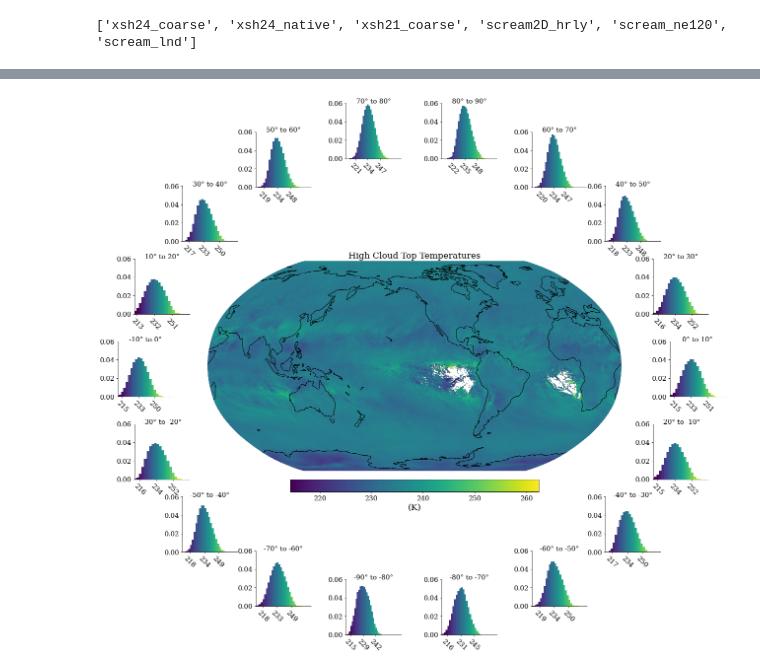
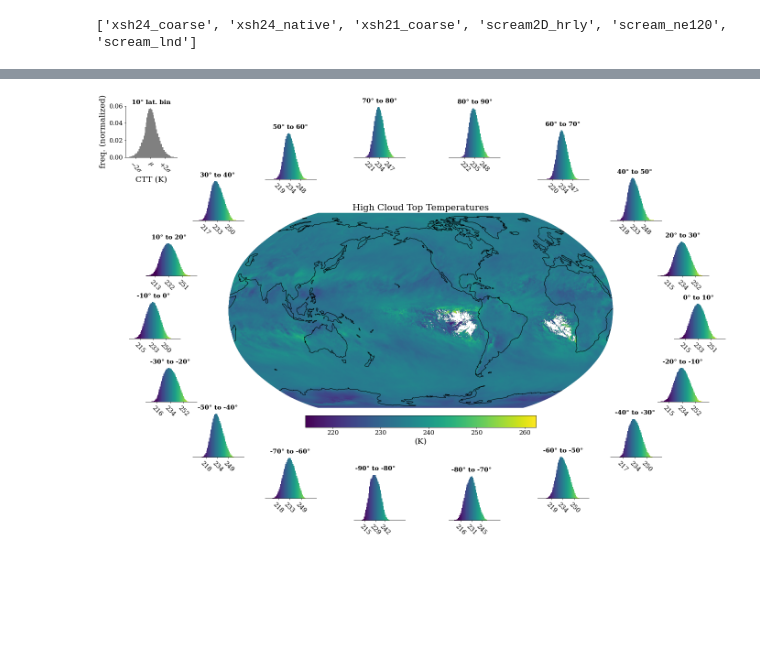
Before and after one commit to pczarnecki/hk25-teams, a Jupyter notebook: hk25-HighCloudT/High Cloud Top Temperatures.ipynb, the cells around one changed output, grey strips where cells are left out. Cells and saved outputs as stored; diff of their text form; code cells hidden in the pictures; blank space fills up the shorter version.

Commit message:
intercomparison data notebook

```diff
--- a/hk25-HighCloudT/High Cloud Top Temperatures.ipynb
+++ b/hk25-HighCloudT/High Cloud Top Temperatures.ipynb
@@ -5,6 +5,8 @@ We'd love to compare high cloud top temperature distributions across models! Thi
 - The cloud fraction condition (cloud area fraction > 99) might need model-specific editing (some models define cloud fraction out of 100, some out of 1)
 
 Once you've executed the notebook, please share at least a) your histogram dictionary and b) your composite netcdf by pushing to our fork of the Github directory: https://github.com/pczarnecki/hk25-teams/tree/main/hk25-HighCloudT. Please label your model in the filename. Thank you!
+# %%
+MODEL_NAME = 'xshield24' ## enter your model name for labelling
 # %%
 ## Standard Stuff
 import numpy as np
@@ -85,13 +89,14 @@ lat_bins = np.arange(-90, 91, 10)
 lat_binned = cloudy_BT.groupby_bins(cloudy_BT.lat, bins=lat_bins)
 # %%
 ## compute compressed data and save in dictionary for easy/fast plotting
-def prep_lat_data_for_plots(binned):
+def prep_lat_data_for_plots(binned, tmin = 200, tmax = 270):
     hist_data = {}
     for bin_name, bin_data in binned:
         with ProgressBar():
             bin_values = bin_data.values.flatten()
             bin_values = bin_values[~np.isnan(bin_values)]
-            hist_data[bin_name] = bin_values
+            freq, bin_edges = np.histogram(bin_values, bins=np.arange(tmin, tmax))
+            hist_data[bin_name] = (freq, bin_edges)
     return hist_data
 # %%
 hist_data = prep_lat_data_for_plots(lat_binned)
@@ -136,7 +141,7 @@ ax_map.set_global()
 ax_map.coastlines()
 hpshow = egh.healpix_show(cloudy_composite, ax=ax_map)
 cbar = plt.colorbar(hpshow, ax=ax_map, location = 'bottom', pad=0.02, shrink=0.6)
-ax_map.set_title("High Cloud Top Temperatures")
+ax_map.set_title("High Cloud Top Temperatures", fontsize = 20)
 cbar.set_label(label='(K)')
 
 # Remove map axes
@@ -148,13 +153,16 @@ norm = hpshow.norm
 
 # Calculate positions for surrounding histograms using an elliptical arrangement
 # adjust these to prevent axis overlap
-radius_x = 1.6  # Reduced horizontal spread
-radius_y = 1.4  # Reduced vertical spread
+radius_x = 1.7  # Reduced horizontal spread
+radius_y = 1.15  # Reduced vertical spread
 angles = np.linspace(-np.pi, np.pi, 18, endpoint=False)
 # we want the polar lats at the poles, equator at equator, etc.
 reindex = np.array([4, 5, 3, 6, 2, 7, 1, 8, 0, 9, 17, 10, 16, 11, 15, 12, 14, 13])
 
 for i, (bin_name, bin_data) in enumerate(hist_data.items()):
+    freq, bin_edges = bin_data
+    instances = np.sum(freq)
+
     bin_start, bin_end = bin_name.left, bin_name.right
 
     # Adjust angle to match latitude (reindex manually)
@@ -165,38 +173,66 @@ for i, (bin_name, bin_data) in enumerate(hist_data.items()):
     x = radius_x * np.cos(angle_adj)
     y = radius_y * np.sin(angle_adj)
 
     # Convert to grid coordinates (0-4 range)
     x = 2 + x
     y = 2 + y
 
     # Create smaller subplot with adjusted position and size
     ax = plt.axes([x/4 - 0.04, y/4 - 0.04, 0.08, 0.08])
 
     # Create histogram
-    n, bins, patches = ax.hist(bin_data[bin_data != 0], bins=30, edgecolor='None', density='True')
+    n, bins, patches = ax.hist(bin_edges[:-1], bins=bin_edges, weights=freq/instances, edgecolor='None', align='left')
 
     # Color the histogram bars according to the central map's colormap
     bin_centers = 0.5 * (bins[:-1] + bins[1:])
     for patch, center in zip(patches, bin_centers):
         color = cmap(norm(center))
         patch.set_facecolor(color)
 
     # label the lat bin
-    ax.text(240, 0.06, f'{bin_start:.0f}° to {bin_end:.0f}°', fontsize=14, ha='center')
-    ax.set_xlim([210, 270])
+    ax.set_xlim([200, 270])
     ax.set_ylim([0, 0.06])
-    hist_mean = np.mean(bin_data)
-    sigma = np.sqrt(np.mean((hist_mean - bin_data)**2))
+    temp_centers = 0.5 * (bin_edges[:-1] + bin_edges[1:])
+    hist_mean = np.sum(temp_centers * freq) / instances
+    sigma = np.sqrt(np.sum(freq * (bin_centers - hist_mean)**2) / instances)
     two_sigma = 2*sigma
     ax.set_xticks(np.array([int(hist_mean - two_sigma), int(hist_mean), int(hist_mean + two_sigma)]))
     ax.patch.set_facecolor('none') #make transparent to help with overlapping subplots
     ax.tick_params("x", rotation=-45)
+    ax.text(hist_mean, np.max(freq/instances) + 0.005, f'{bin_start:.0f}° to {bin_end:.0f}°', fontsize=14, ha='center', fontweight = 'bold')
+
 
     # Remove all axes, ticks and labels
-    sns.despine()
+    sns.despine(ax = ax)
+    sns.despine(ax = ax, left = 'True')
+    ax.set_yticks([], [])
+
+
+## show labels
+ax_legend = fig.add_axes([0.03, 0.743, 0.08, 0.08])
+n, bins, patches = ax_legend.hist(bin_edges[:-1], bins=bin_edges, weights=freq/instances, edgecolor='None', align='left', color = 'grey')
+N = instances
+x = stats.norm.rvs(235, 10, size=N)
+ax_legend.hist(x, bins=50, facecolor='grey', density = True)
+
+ax_legend.set_xlim([200, 270])
+ax_legend.set_xlabel("CTT (K)")
+ax_legend.set_ylim([0, 0.06])
+ax_legend.set_ylabel("freq. (normalized)")
+temp_centers = 0.5 * (bin_edges[:-1] + bin_edges[1:])
+hist_mean = np.mean(x)
+two_sigma = 20
+ax_legend.set_xticks(np.array([int(hist_mean - two_sigma), int(hist_mean), int(hist_mean + two_sigma)]), labels = ['$-2\\sigma$', '$\\mu$', '$+2\\sigma$'], fontsize = 16)
+ax_legend.patch.set_facecolor('none') #make transparent to help with overlapping subplots
+ax_legend.tick_params("x", rotation=-45)
+ax_legend.text(hist_mean, np.max(freq/instances) + 0.005, '10° lat. bin', fontsize=14, ha='center', fontweight = 'bold')
+
+# Remove all axes, ticks and labels
+sns.despine(ax = ax_legend)
+
 
 plt.tight_layout()
-plt.savefig('CTT_XSHIELD24.png', dpi = 600)
+plt.savefig('CTT_' + MODEL_NAME + '.png', dpi = 600)
 plt.show()
 # %% [output]
-[figure, old version]
+[figure, new version]
```
Also changed, not shown: parts of 4 cells of this notebook, 3 other files.
